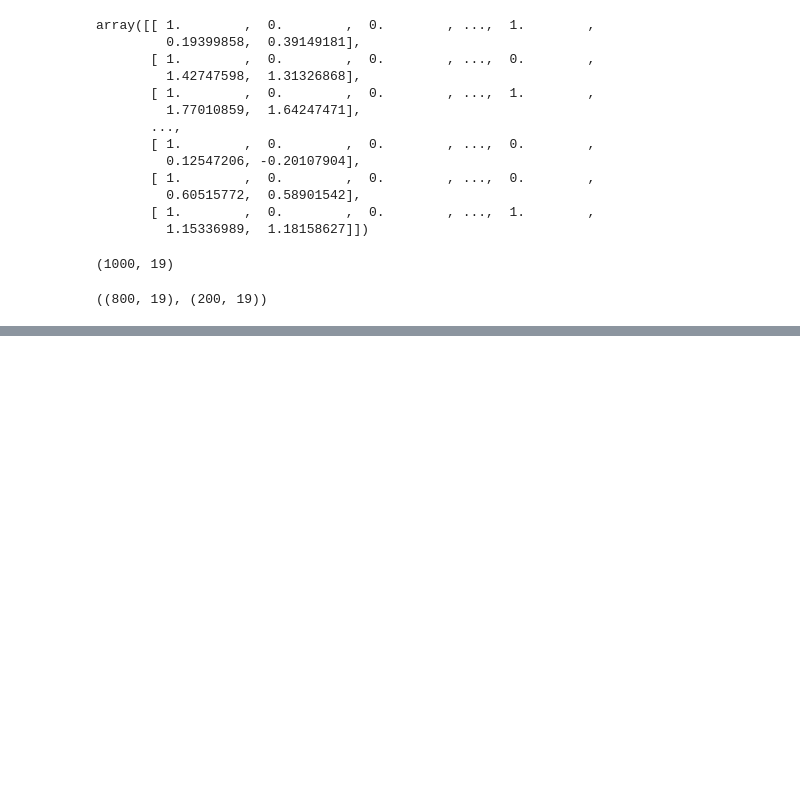
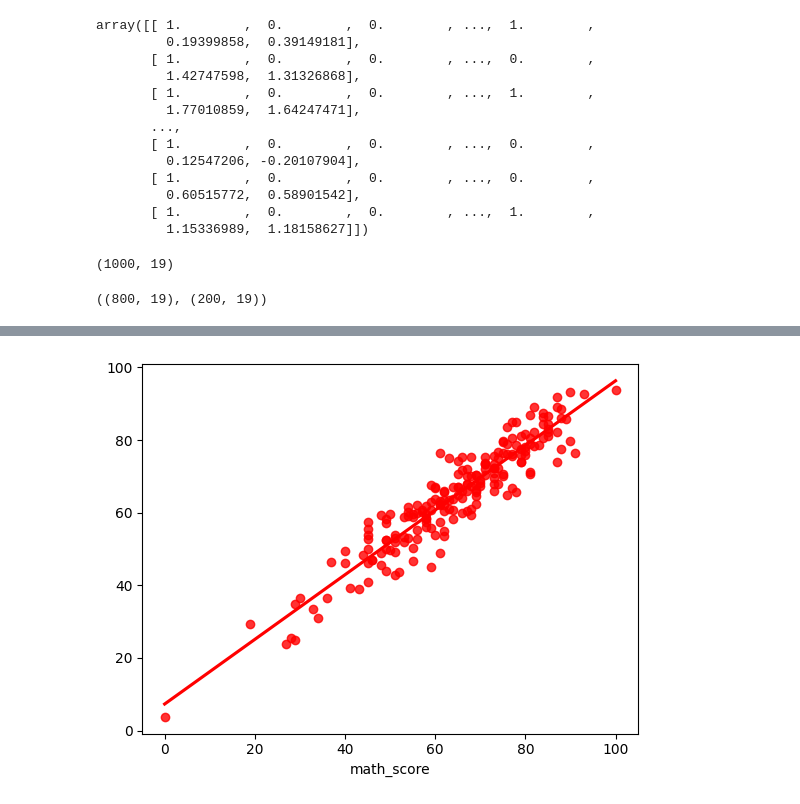
Before and after one commit to MaheshGowda47/DemoCraft-MLOps-Primer, a Jupyter notebook: notebook/MODEL_TRAINING.ipynb, the cells around one changed output, grey strips where cells are left out. Saved outputs shown, nothing was run; the diff lists cells and outputs as text; code cells hidden in the pictures; blank space fills up the shorter version.

```diff
--- a/notebook/MODEL_TRAINING.ipynb
+++ b/notebook/MODEL_TRAINING.ipynb
@@ -223,0 +178,4 @@ TypeError: 'list' object is not callable
+# %%
+sns.regplot(x=y_test, y=y_pred, ci=None, color="red");
+# %% [output]
+[figure, added]
```
Also changed, not shown: parts of 8 cells of this notebook.
